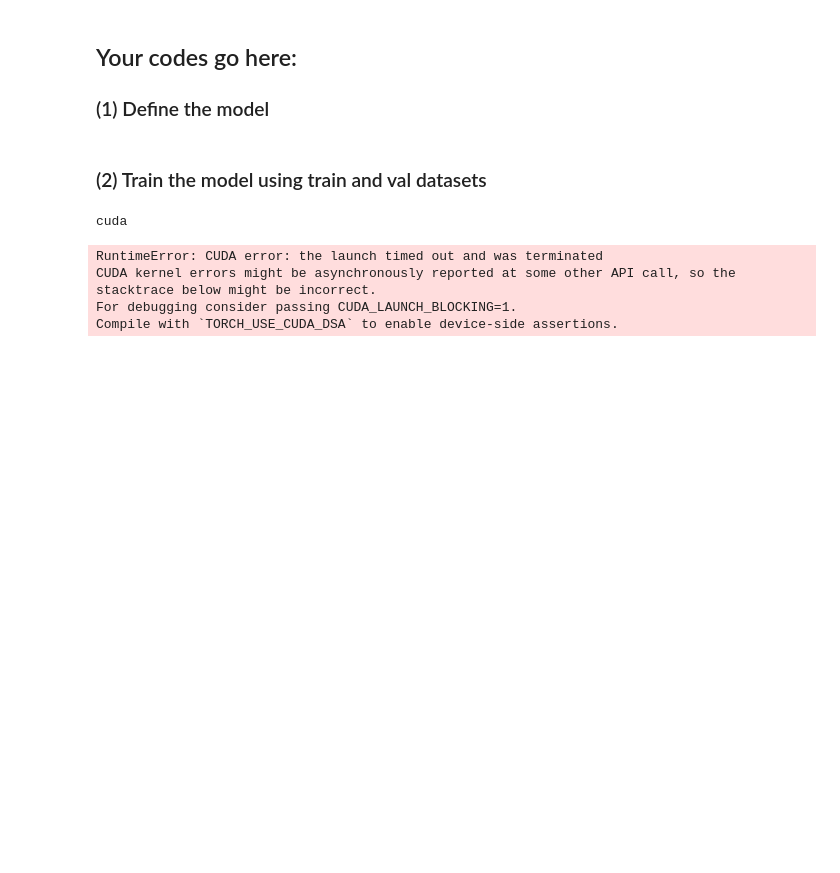
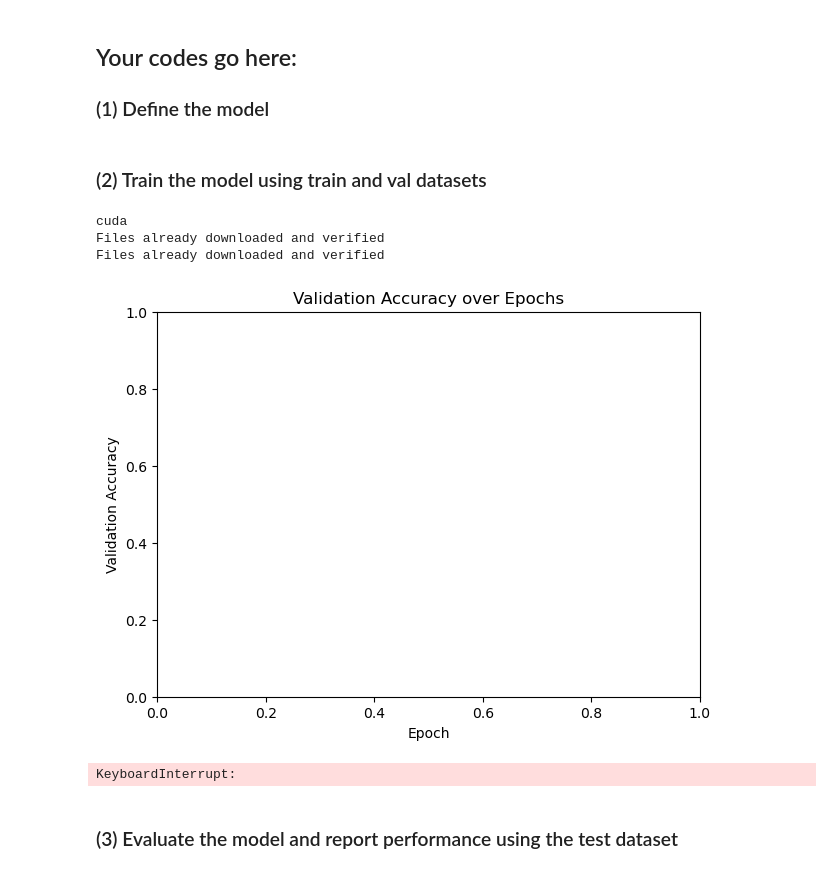
Before and after one commit to CodingMechineer/ENGR8140_AdvDeepLearning, a Jupyter notebook: Assignment 2/Assignment_2.ipynb, the cells around one changed output. Cells and saved outputs as stored; diff of their text form; code cells hidden in the pictures; blank space fills up the shorter version.

```diff
--- a/Assignment 2/Assignment_2.ipynb
+++ b/Assignment 2/Assignment_2.ipynb
@@ -224,13 +218,13 @@ plt.show()
 accuracy_list = []
 
 # Training loop
-for epoch in range(epochs):  # Loop over the dataset multiple times
-    running_loss = 0.0
+for epoch in range(maxEpoch):  # Loop over the dataset multiple times
+    total_loss = 0.0
     correct_predictions = 0
     total_samples = 0
 
     # Use tqdm to create a progress bar for the training loop
-    with tqdm(train_loader, desc=f"Epoch {epoch+1}/{epochs}", unit="batch") as progress_bar:
+    with tqdm(train_loader, desc=f"Epoch {epoch+1}/{maxEpoch}", unit="batch") as progress_bar:
         for i, data in enumerate(progress_bar):
             # Get the inputs; data is a list of [inputs, labels]
             # inputs, labels = data[0].to(accelerator.device), data[1].to(accelerator.device)
@@ -251,39 +245,43 @@ for epoch in range(epochs):  # Loop over the dataset multiple times
             ########################################################################################
 
             # Update statistics
-            running_loss += loss.item()
+            total_loss += loss.item()
             _, predicted = torch.max(outputs.data, 1)
             total_samples += labels.size(0)
             correct_predictions += (predicted == labels).sum().item()
 
             # Update progress bar
-            progress_bar.set_postfix(loss=running_loss / (i+1), accuracy=correct_predictions / total_samples)
+            progress_bar.set_postfix(loss=total_loss / (i+1), accuracy=correct_predictions / total_samples)
 
     # Validation
     correct = 0
     total = 0
     with torch.no_grad():
         for data in val_loader:
             images, labels = data[0].to(device), data[1].to(device)
             outputs = model(images)
             _, predicted = torch.max(outputs.data, 1)
             total += labels.size(0)
             correct += (predicted == labels).sum().item()
 
     accuracy = 100 * correct / total
     accuracy_list.append(accuracy)
+    train_accuracy = correct_predictions / total_samples
 
-    print('Epoch %d completed' % (epoch + 1))
-    print('Training Loss: %.3f' % (running_loss / len(train_loader)))
-    print('Validation Accuracy: %d %%' % accuracy)
+    loss = total_loss / total_samples
+
+    # Optionally, you can print or log other metrics at the end of each epoch
+    print(f"Epoch {epoch+1}/{maxEpoch}, Loss: {loss}, Accuracy: {train_accuracy}, 'Validation Accuracy: {accuracy:.2f}%'")
 
     plt.plot(range(1, epoch+2), accuracy_list)
     plt.draw()
 
 print('Finished Training')
 # %% [output]
 cuda
+Files already downloaded and verified
+Files already downloaded and verified
+[figure, added]
-RuntimeError: CUDA error: the launch timed out and was terminated
-CUDA kernel errors might be asynchronously reported at some other API call, so the stacktrace below might be incorrect.
-For debugging consider passing CUDA_LAUNCH_BLOCKING=1.
-Compile with `TORCH_USE_CUDA_DSA` to enable device-side assertions.
+KeyboardInterrupt:
+# %% [markdown]
+### (3) Evaluate the model and report performance using the test dataset
```
Also changed, not shown: parts of 11 cells of this notebook.
